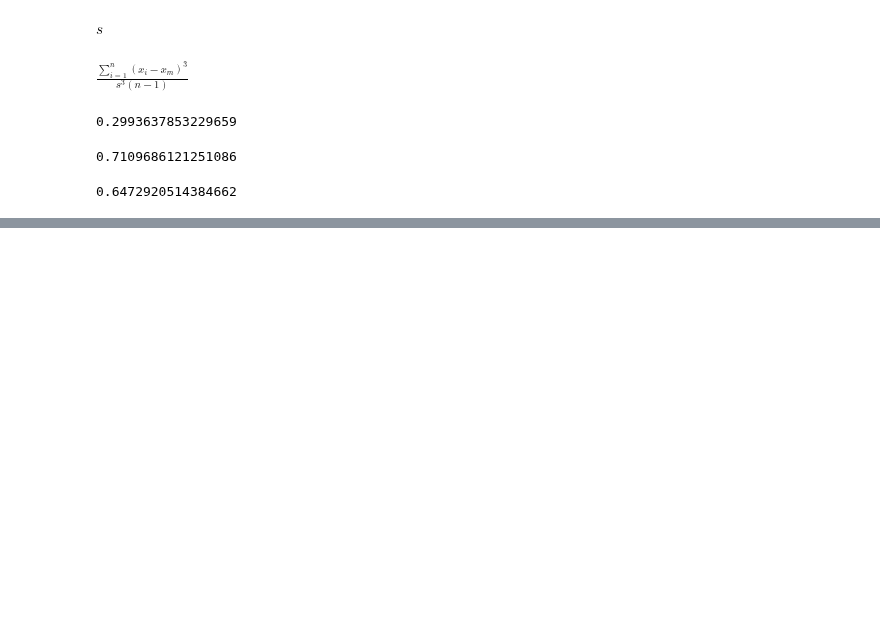
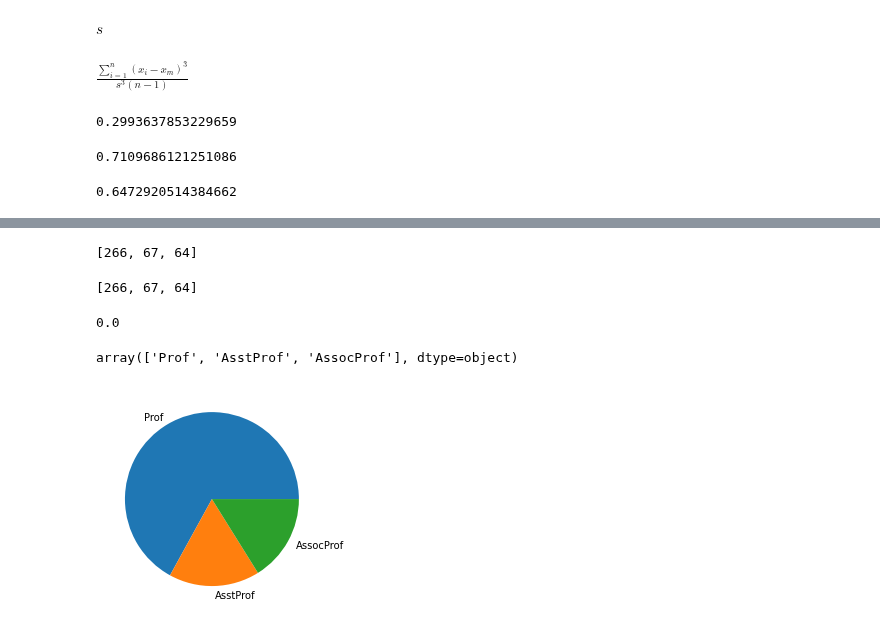
Before and after one commit to Jammal7/Introduction_to_Data_Science, a Jupyter notebook: GAMES/Introduction_to_Univariate_Statistics.ipynb, the cells around one changed output, grey strips where cells are left out. Saved outputs shown, nothing was run; the diff lists cells and outputs as text; code cells hidden in the pictures; blank space fills up the shorter version.

```diff
--- a/GAMES/Introduction_to_Univariate_Statistics.ipynb
+++ b/GAMES/Introduction_to_Univariate_Statistics.ipynb
@@ -349,0 +380,10 @@ sns.boxplot(y = salaries["yrs"]);
+# %%
+values = salaries["rank"].value_counts().to_list()
+values
+# %% [output]
+[266, 67, 64]
+# %%
+values = [i for i in salaries["rank"].value_counts()]
+values
+# %% [output]
+[266, 67, 64]
@@ -349,0 +392,15 @@ sns.boxplot(y = salaries["yrs"]);
+# %%
+tic = time.time()
+salaries["rank"].value_counts().to_list()
+time.time() - tic
+# %% [output]
+0.0
+# %%
+labels = salaries["rank"].unique()
+labels
+# %% [output]
+array(['Prof', 'AsstProf', 'AssocProf'], dtype=object)
+# %%
+plt.pie(values, labels = labels);
+# %% [output]
+[figure, added]
```
Also changed, not shown: parts of 71 cells of this notebook.
